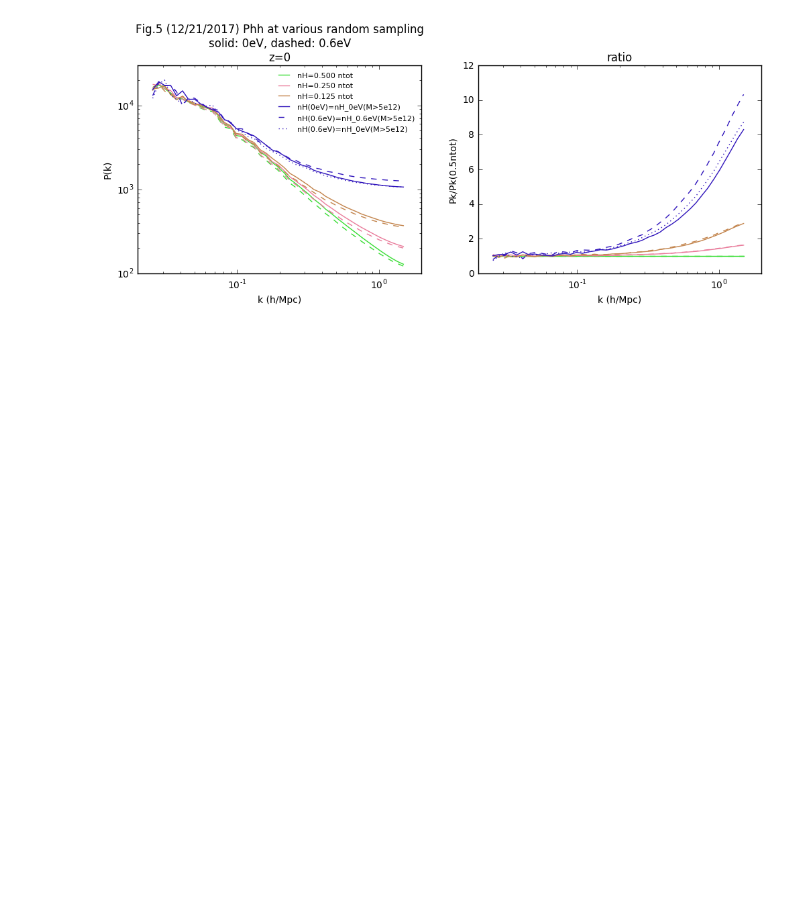
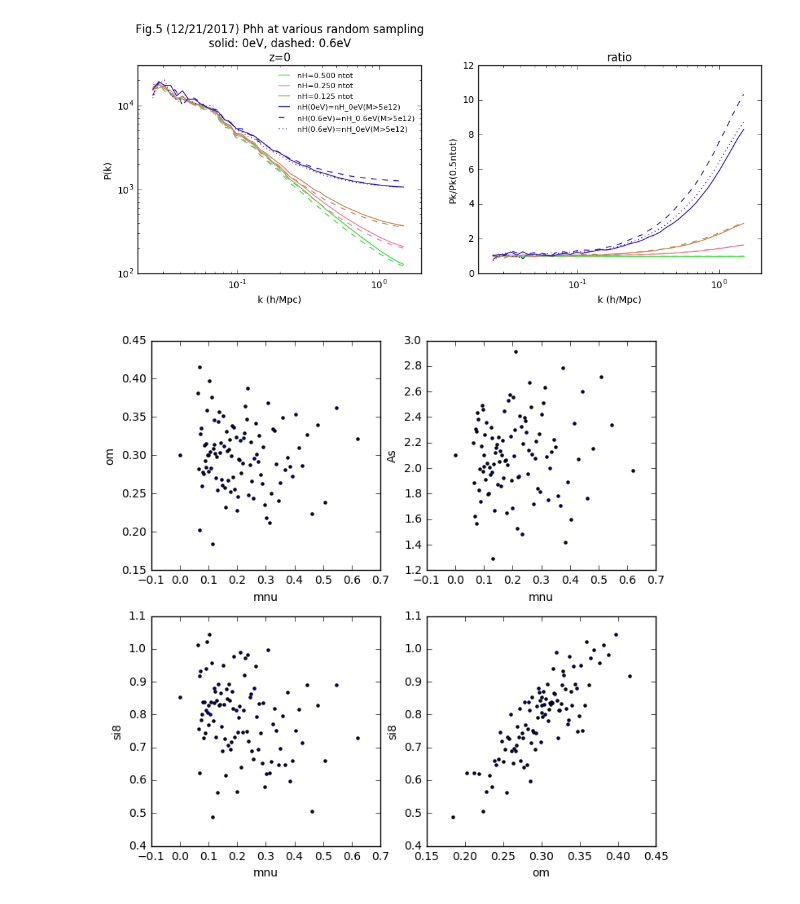
Before and after one commit to liuxx479/nubias, a Jupyter notebook: plots.ipynb, the cells around one changed output. Cells and saved outputs as stored; diff of their text form; code cells hidden in the pictures; blank space fills up the shorter version.

```diff
--- a/plots.ipynb
+++ b/plots.ipynb
@@ -242,3 +239,27 @@ ax2.set_title('ratio')
 show()
 # %% [output]
 [figure]
+# %%
+mnu, om, As, si8 = loadtxt('/Users/jia/Documents/weaklensing/kspace_nu/neutrino-batch/cosmo_params_MuOmAsS8.txt').T
+# %%
+iss=5
+figure(figsize=(8,8))
+subplot(221)
+scatter(mnu,om,s=iss)
+xlabel('mnu')
+ylabel('om')
+subplot(222)
+scatter(mnu,As,s=iss)
+xlabel('mnu')
+ylabel('As')
+subplot(223)
+scatter(mnu,si8,s=iss)
+xlabel('mnu')
+ylabel('si8')
+subplot(224)
+scatter(om,si8,s=iss)
+xlabel('om')
+ylabel('si8')
+show()
+# %% [output]
+[figure, added]
```
Also changed, not shown: parts of 4 cells of this notebook, 1 other file.
